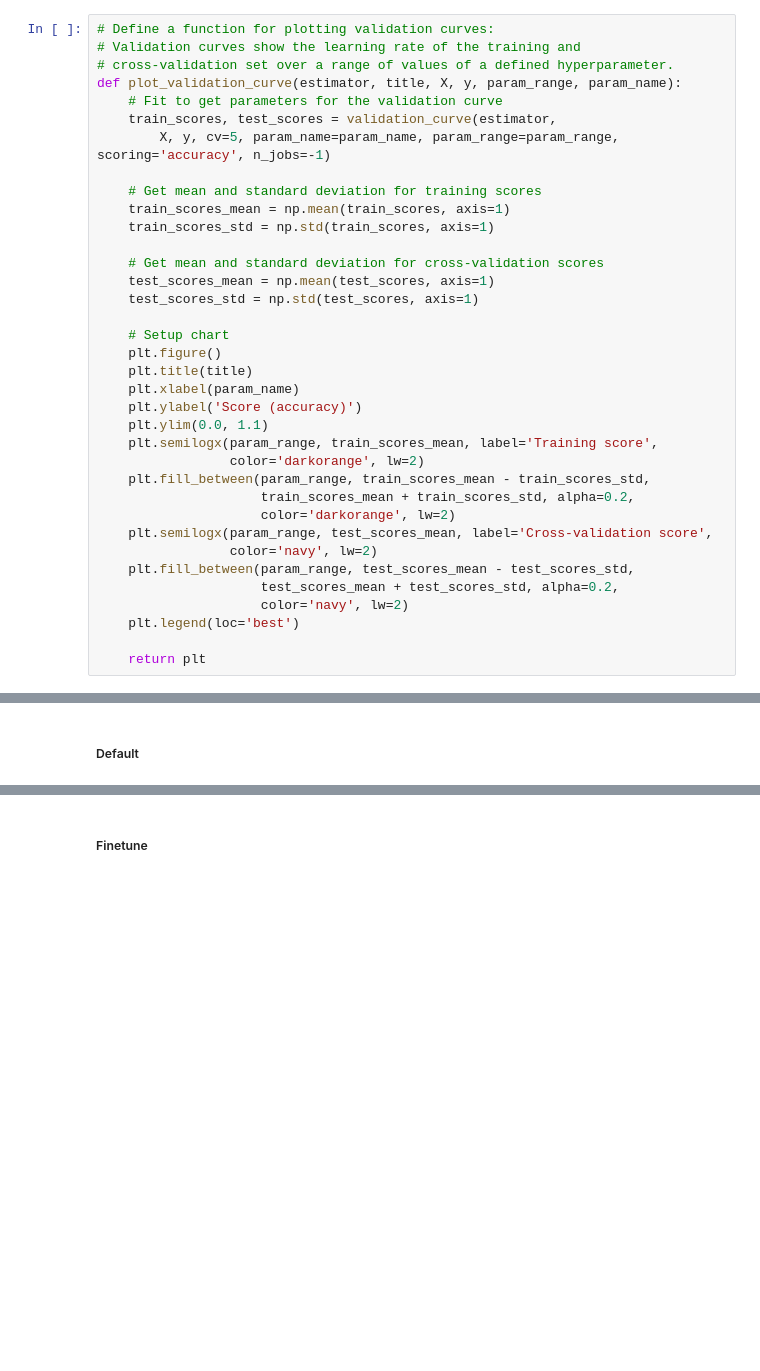
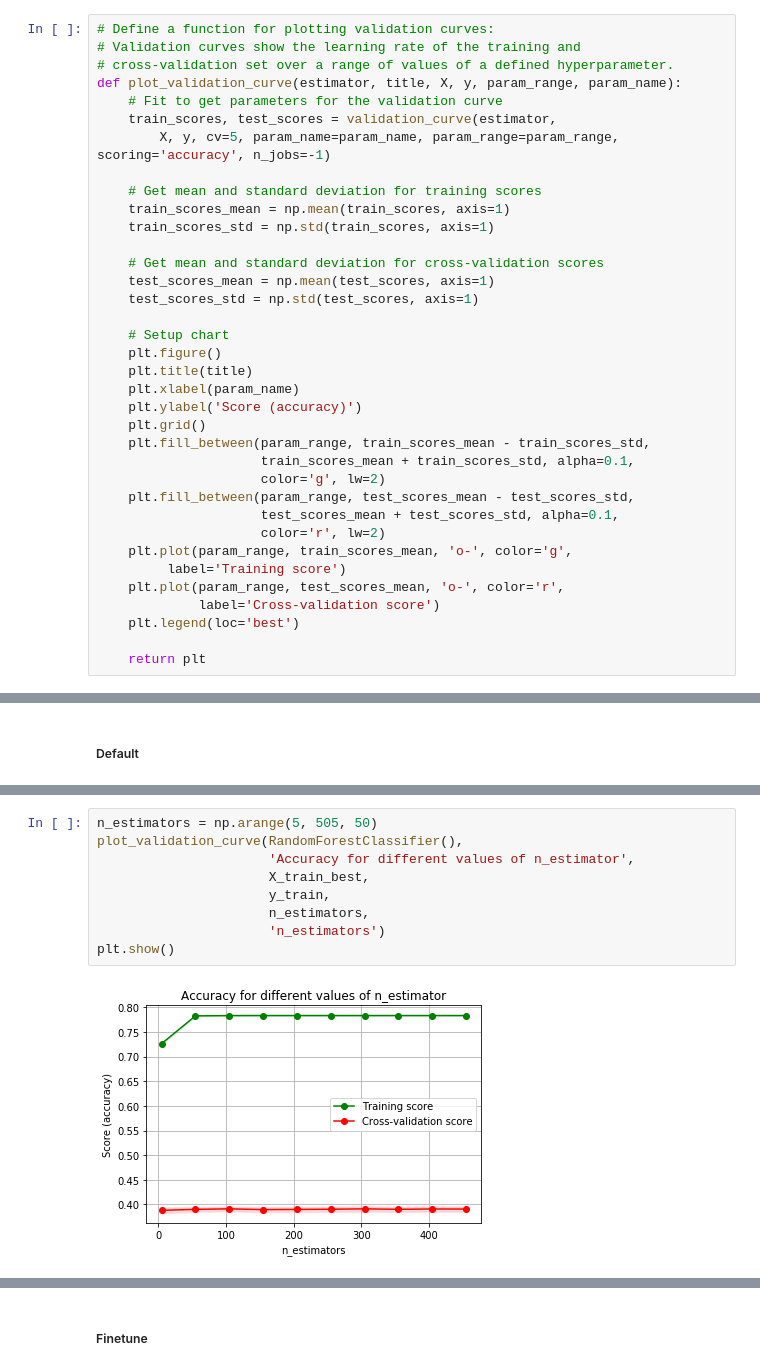
Before and after one commit to Vidovitsch/stack-overflow-survey-model, a Jupyter notebook: research.ipynb, the cells around one changed output, grey strips where cells are left out. Saved outputs shown, nothing was run; the diff lists cells and outputs as text; blank space fills up the shorter version.

```diff
--- a/research.ipynb
+++ b/research.ipynb
@@ -375,17 +411,17 @@ def plot_validation_curve(estimator, title, X, y, param_range, param_name):
     plt.title(title)
     plt.xlabel(param_name)
     plt.ylabel('Score (accuracy)')
-    plt.ylim(0.0, 1.1)
-    plt.semilogx(param_range, train_scores_mean, label='Training score',
-                 color='darkorange', lw=2)
+    plt.grid()
     plt.fill_between(param_range, train_scores_mean - train_scores_std,
-                     train_scores_mean + train_scores_std, alpha=0.2,
-                     color='darkorange', lw=2)
-    plt.semilogx(param_range, test_scores_mean, label='Cross-validation score',
-                 color='navy', lw=2)
+                     train_scores_mean + train_scores_std, alpha=0.1,
+                     color='g', lw=2)
     plt.fill_between(param_range, test_scores_mean - test_scores_std,
-                     test_scores_mean + test_scores_std, alpha=0.2,
-                     color='navy', lw=2)
+                     test_scores_mean + test_scores_std, alpha=0.1,
+                     color='r', lw=2)
+    plt.plot(param_range, train_scores_mean, 'o-', color='g',
+         label='Training score')
+    plt.plot(param_range, test_scores_mean, 'o-', color='r',
+             label='Cross-validation score')
     plt.legend(loc='best')
 
     return plt
@@ -431,0 +476,11 @@ plt.show()
+# %%
+n_estimators = np.arange(5, 505, 50)
+plot_validation_curve(RandomForestClassifier(),
+                      'Accuracy for different values of n_estimator',
+                      X_train_best,
+                      y_train,
+                      n_estimators,
+                      'n_estimators')
+plt.show()
+# %% [output]
+[figure, added]
```
Also changed, not shown: parts of 78 cells of this notebook, 1 other file.
